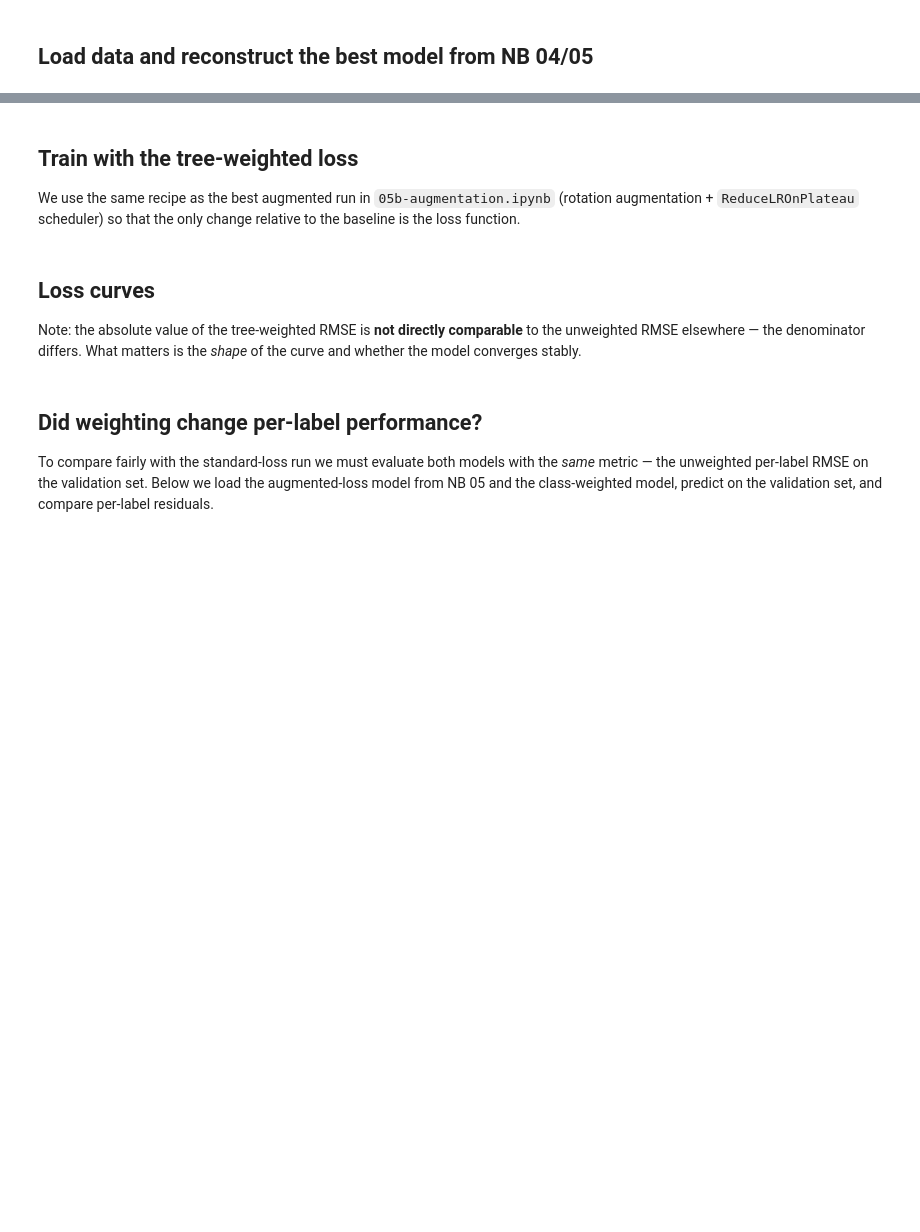
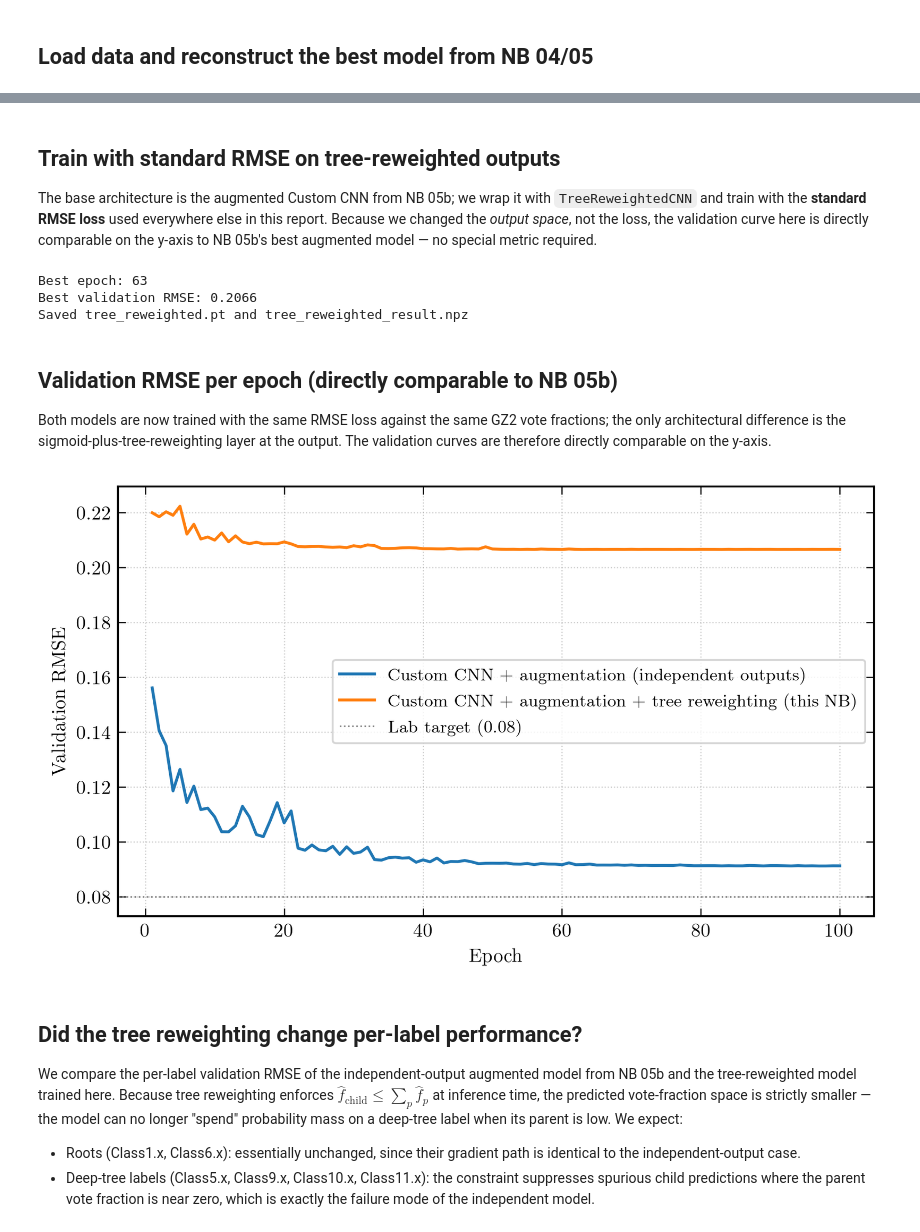
Before and after one commit to raw-asparagus/ay-128, a Jupyter notebook: labs/03/05c-class-weighted-loss.ipynb, the cells around one changed output, grey strips where cells are left out. Cells and saved outputs as stored; diff of their text form; code cells hidden in the pictures; blank space fills up the shorter version.

```diff
--- a/labs/03/05c-class-weighted-loss.ipynb
+++ b/labs/03/05c-class-weighted-loss.ipynb
@@ -130,11 +223,11 @@ print(f"Target model: {BEST_MODEL_NAME}")
 # %% [markdown]
-## Train with the tree-weighted loss
+## Train with standard RMSE on tree-reweighted outputs
 
-We use the same recipe as the best augmented run in `05b-augmentation.ipynb` (rotation augmentation + `ReduceLROnPlateau` scheduler) so that the only change relative to the baseline is the loss function.
+The base architecture is the augmented Custom CNN from NB 05b; we wrap it with `TreeReweightedCNN` and train with the **standard RMSE loss** used everywhere else in this report. Because we changed the *output space*, not the loss, the validation curve here is directly comparable on the y-axis to NB 05b's best augmented model — no special metric required.
 # %%
 from tqdm.auto import tqdm
 
-from ugdatalab.methods.neural_network.cnn import count_parameters
+from ugdatalab.methods.neural_network.cnn import count_parameters, rmse_loss
 
 BATCH_SIZE = 1024
 default_transform = Compose([GpuCenterCrop(INPUT_SIZE)])
@@ -149,10 +242,10 @@ val_batches = GalaxyZooGPUDataset(
 )
 
 
-def _run_epoch_custom(model, batches, loss_fn, optimizer, device, training):
-    """One epoch of custom-loss training or evaluation."""
+def _run_epoch(model, batches, loss_fn, optimizer, device, training):
+    """One epoch returning the mean per-batch loss."""
     model.train() if training else model.eval()
-    total = 0.0
+    total_loss = 0.0
     n_batches = 0
     ctx = torch.enable_grad() if training else torch.no_grad()
     is_cuda = device == "cuda"
@@ -167,17 +260,17 @@ def _run_epoch_custom(model, batches, loss_fn, optimizer, device, training):
                 optimizer.zero_grad()
                 loss.backward()
                 optimizer.step()
-            total += float(loss.item())
+            total_loss += float(loss.item())
             n_batches += 1
-    return total / max(n_batches, 1)
+    return total_loss / max(n_batches, 1)
 
 
-def train_with_loss(model, loss_fn, n_epochs, lr, seed):
-    """Mirror of train_cnn but with a pluggable loss function."""
+def train_tree_reweighted(n_epochs, lr, seed):
+    """Train the TreeReweightedCNN with standard RMSE loss."""
     device = DEVICE
     torch.manual_seed(seed)
     torch.backends.cudnn.benchmark = True
-    model = model.to(device)
+    model = TreeReweightedCNN(build_best_model()).to(device)
     # See cnn.py:train_cnn for the rationale on keeping `model` as the
     # state_dict source and only using `compiled_model` for execution.
     compiled_model = torch.compile(model) if device == "cuda" else model
@@ -188,10 +281,10 @@ def train_with_loss(model, loss_fn, n_epochs, lr, seed):
     val_losses = np.empty(n_epochs)
     learning_rates = np.empty(n_epochs)
     best_state, best_val, best_ep = None, float("inf"), 0
-    for epoch in tqdm(range(n_epochs), desc="Training (tree-weighted)"):
+    for epoch in tqdm(range(n_epochs), desc="Training (tree-reweighted)"):
         learning_rates[epoch] = optimizer.param_groups[0]["lr"]
-        train_losses[epoch] = _run_epoch_custom(compiled_model, train_batches, loss_fn, optimizer, device, training=True)
-        val_losses[epoch] = _run_epoch_custom(compiled_model, val_batches, loss_fn, None, device, training=False)
+        train_losses[epoch] = _run_epoch(compiled_model, train_batches, rmse_loss, optimizer, device, training=True)
+        val_losses[epoch] = _run_epoch(compiled_model, val_batches, rmse_loss, None, device, training=False)
         scheduler.step(val_losses[epoch])
         if val_losses[epoch] < best_val:
             best_val = val_losses[epoch]
@@ -208,8 +301,8 @@ def train_with_loss(model, loss_fn, n_epochs, lr, seed):
     )
 
 
-_ckpt_pt = Path("artifacts/class_weighted.pt")
-_ckpt_npz = Path("artifacts/class_weighted_result.npz")
+_ckpt_pt = Path("artifacts/tree_reweighted.pt")
+_ckpt_npz = Path("artifacts/tree_reweighted_result.npz")
 if _ckpt_pt.exists() and _ckpt_npz.exists():
     _data = np.load(_ckpt_npz)
     cw_result = SimpleNamespace(
@@ -221,14 +314,11 @@ if _ckpt_pt.exists() and _ckpt_npz.exists():
         n_parameters=int(_data["n_parameters"]),
         learning_rates=_data["learning_rates"],
     )
-    print(f"Loaded cached class_weighted.pt (best tree-weighted val RMSE: {cw_result.best_val_loss:.4f})")
+    print(f"Loaded cached tree_reweighted.pt (best val RMSE: {cw_result.best_val_loss:.4f})")
 else:
-    cw_result = train_with_loss(
-        build_best_model(), tree_weighted_rmse,
-        n_epochs=100, lr=1e-3, seed=42,
-    )
+    cw_result = train_tree_reweighted(n_epochs=100, lr=1e-3, seed=42)
     print(f"Best epoch: {cw_result.best_epoch + 1}")
-    print(f"Best tree-weighted validation RMSE: {cw_result.best_val_loss:.4f}")
+    print(f"Best validation RMSE: {cw_result.best_val_loss:.4f}")
     torch.save(cw_result.model_state, _ckpt_pt)
     np.savez_compressed(
         _ckpt_npz,
@@ -239,22 +329,38 @@ else:
         n_parameters=cw_result.n_parameters,
         learning_rates=cw_result.learning_rates,
     )
-    print("Saved class_weighted.pt and class_weighted_result.npz")
+    print("Saved tree_reweighted.pt and tree_reweighted_result.npz")
+# %% [output]
+Best epoch: 63
+Best validation RMSE: 0.2066
+Saved tree_reweighted.pt and tree_reweighted_result.npz
 # %% [markdown]
-## Loss curves
+## Validation RMSE per epoch (directly comparable to NB 05b)
 
-Note: the absolute value of the tree-weighted RMSE is **not directly comparable** to the unweighted RMSE elsewhere — the denominator differs. What matters is the *shape* of the curve and whether the model converges stably.
+Both models are now trained with the same RMSE loss against the same GZ2 vote fractions; the only architectural difference is the sigmoid-plus-tree-reweighting layer at the output. The validation curves are therefore directly comparable on the y-axis.
 # %%
-axes = plotters.plot_loss_with_lr(
-    cw_result.train_losses, cw_result.val_losses,
-    cw_result.learning_rates,
-    f"{BEST_MODEL_NAME} + tree-weighted RMSE",
-)
+_aug = np.load("artifacts/augmented_result.npz")
+_std_val = _aug["val_losses"]
+
+fig, ax = plt.subplots(figsize=(7, 4))
+ax.plot(np.arange(1, len(_std_val) + 1), _std_val,
+        label=f"{BEST_MODEL_NAME} + augmentation (independent outputs)")
+ax.plot(np.arange(1, len(cw_result.val_losses) + 1), cw_result.val_losses,
+        label=f"{BEST_MODEL_NAME} + augmentation + tree reweighting (this NB)")
+ax.axhline(0.08, color="gray", ls=":", lw=0.8, label="Lab target (0.08)")
+ax.set_xlabel("Epoch")
+ax.set_ylabel("Validation RMSE")
+ax.legend()
 plt.show()
+# %% [output]
+[figure, added]
 # %% [markdown]
-## Did weighting change per-label performance?
+## Did the tree reweighting change per-label performance?
 
-To compare fairly with the standard-loss run we must evaluate both models with the *same* metric — the unweighted per-label RMSE on the validation set. Below we load the augmented-loss model from NB 05 and the class-weighted model, predict on the validation set, and compare per-label residuals.
+We compare the per-label validation RMSE of the independent-output augmented model from NB 05b and the tree-reweighted model trained here. Because tree reweighting enforces $\hat f_{\mathrm{child}} \le \sum_p \hat f_p$ at inference time, the predicted vote-fraction space is strictly smaller — the model can no longer "spend" probability mass on a deep-tree label when its parent is low. We expect:
+
+- Roots (Class1.x, Class6.x): essentially unchanged, since their gradient path is identical to the independent-output case.
+- Deep-tree labels (Class5.x, Class9.x, Class10.x, Class11.x): the constraint suppresses spurious child predictions where the parent vote fraction is near zero, which is exactly the failure mode of the independent model.
 # %%
 from ugdatalab.methods.neural_network.cnn import predict_cnn
 from ugdatalab.models.galaxy_zoo.constants import LABEL_DESCRIPTIVE
```
Also changed, not shown: parts of 7 cells of this notebook, 54 other files.
